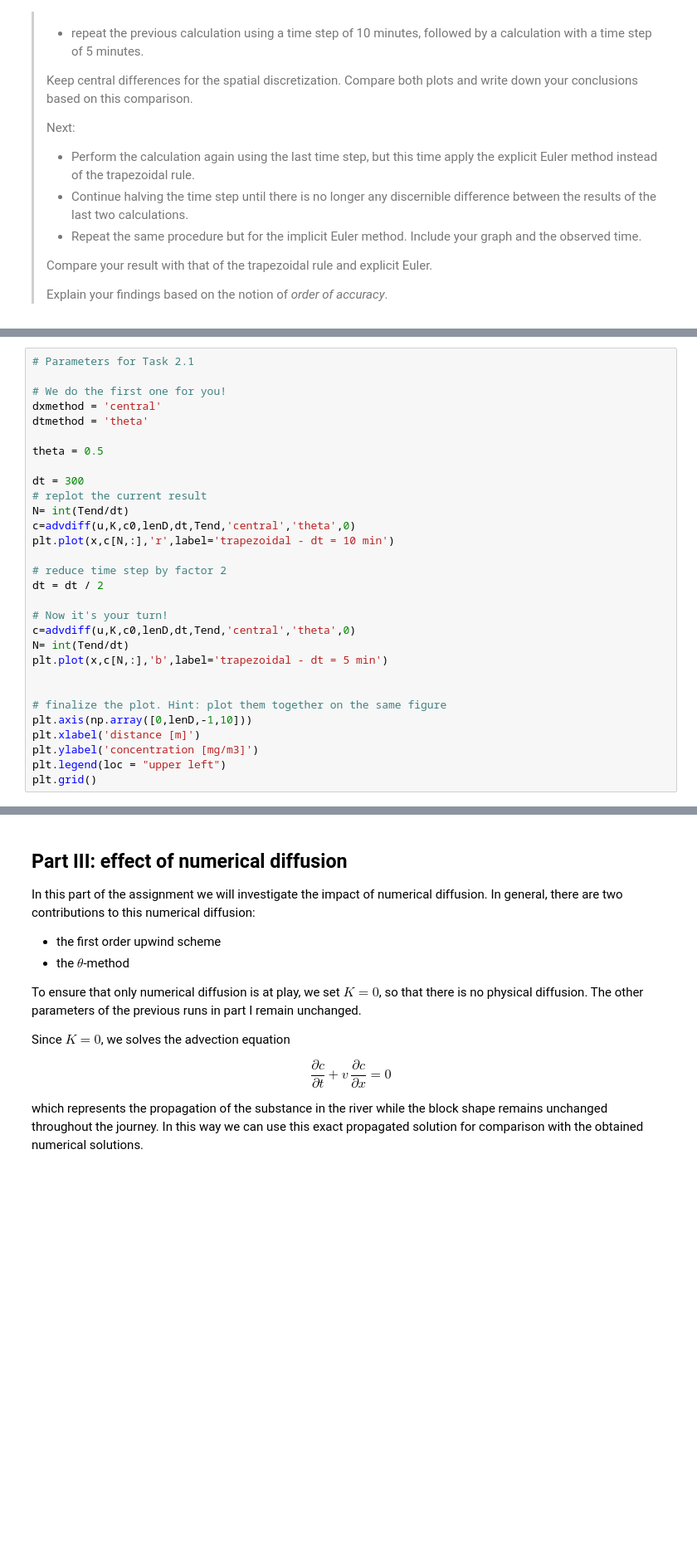
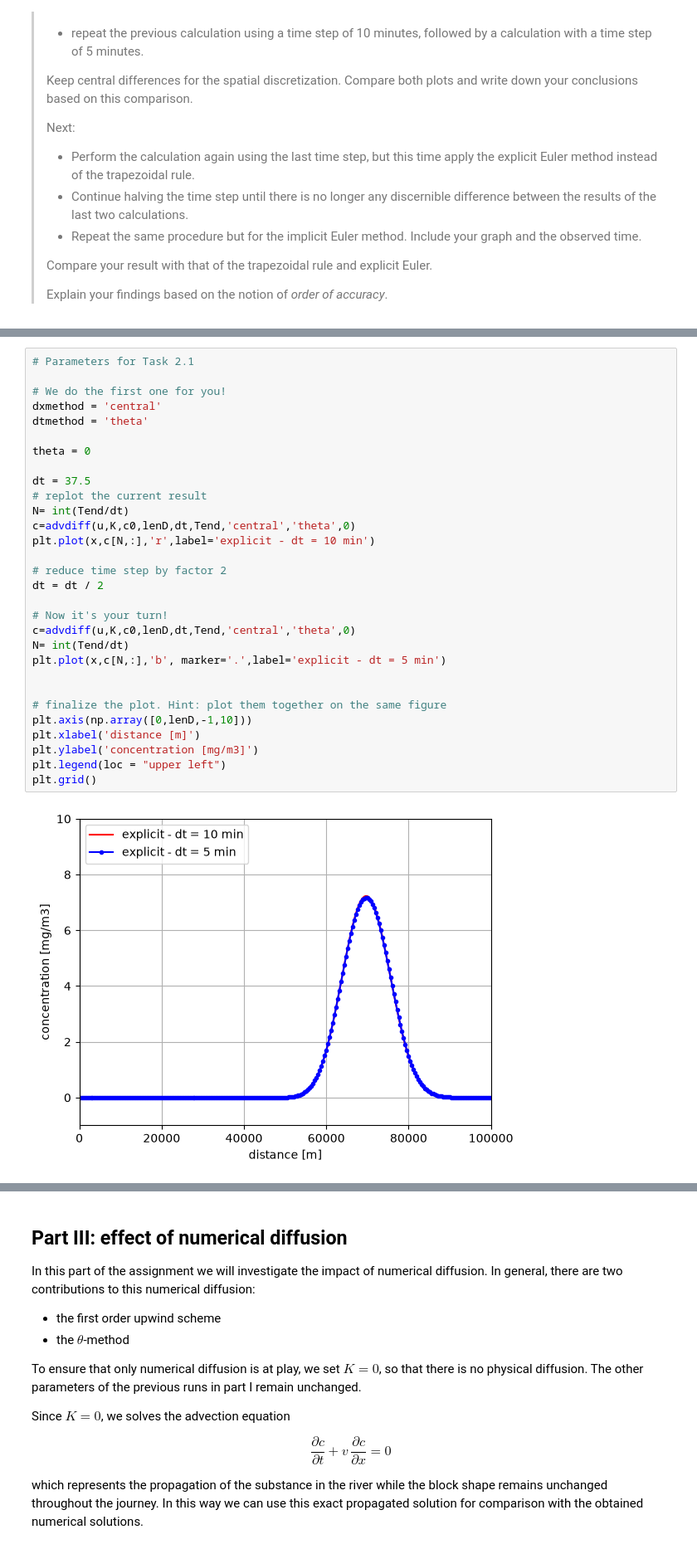
Before and after one commit to vy4syv4s/Group-Assignment-2.1, a Jupyter notebook: grp09.ipynb, the cells around one changed output, grey strips where cells are left out. Shown at 83% size. Saved outputs shown, nothing was run; the diff lists cells and outputs as text; blank space fills up the shorter version.

```diff
--- a/grp09.ipynb
+++ b/grp09.ipynb
@@ -282,30 +292,32 @@ plt.grid()
 # %%
 # Parameters for Task 2.1
 
 # We do the first one for you!
 dxmethod = 'central'
 dtmethod = 'theta'
 
-theta = 0.5
+theta = 0
 
-dt = 300
+dt = 37.5
 # replot the current result
 N= int(Tend/dt)
 c=advdiff(u,K,c0,lenD,dt,Tend,'central','theta',0)
-plt.plot(x,c[N,:],'r',label='trapezoidal - dt = 10 min')
+plt.plot(x,c[N,:],'r',label='explicit - dt = 10 min')
 
 # reduce time step by factor 2
 dt = dt / 2
 
 # Now it's your turn!
 c=advdiff(u,K,c0,lenD,dt,Tend,'central','theta',0)
 N= int(Tend/dt)
-plt.plot(x,c[N,:],'b',label='trapezoidal - dt = 5 min')
+plt.plot(x,c[N,:],'b', marker='.',label='explicit - dt = 5 min')
 
 
 # finalize the plot. Hint: plot them together on the same figure
 plt.axis(np.array([0,lenD,-1,10]))
 plt.xlabel('distance [m]')
 plt.ylabel('concentration [mg/m3]')
 plt.legend(loc = "upper left")
 plt.grid()
+# %% [output]
+[figure, added]
```
Also changed, not shown: parts of 8 cells of this notebook.
